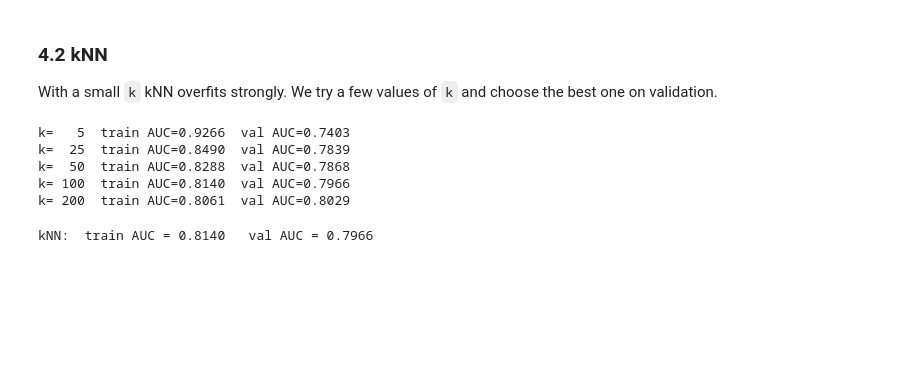
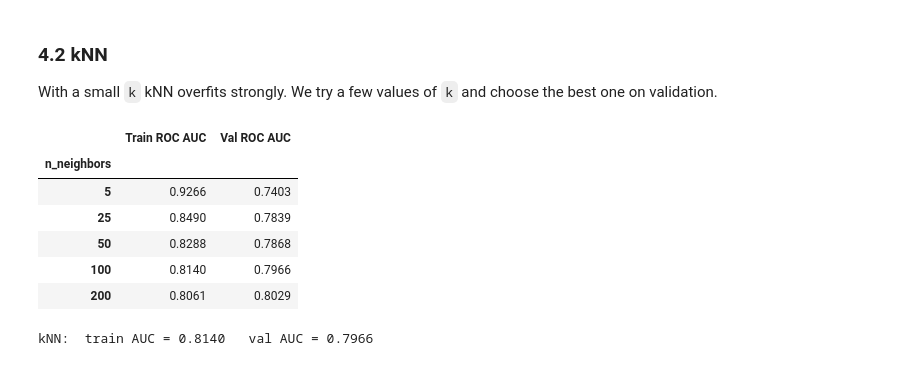
Before and after one commit to MariaYakymchuk/bank-marketing-term-deposit, a Jupyter notebook: Mid_term_Project.ipynb, the cells around one changed output. Drawn from its saved outputs; the diff is of its cells as text; code cells hidden in the pictures; blank space fills up the shorter version.

```diff
--- a/Mid_term_Project.ipynb
+++ b/Mid_term_Project.ipynb
@@ -84,8 +88,7 @@ dtype: int64
 - There are **no NaN values**, but some columns have the value `'unknown'`. This is the "hidden" missing value. We will keep `'unknown'` as its own category, because "the bank does not know" can also be useful information (for example, `default = unknown` may mean the client hides something).
 - There are a few duplicate rows. We will delete them.
 # %%
-df = df.drop_duplicates().reset_index(drop=True)
-df['y'] = (df['y'] == 'yes').astype(int)   # yes -> 1, no -> 0
+df = clean_data(df)   # remove duplicates, y: yes -> 1, no -> 0
 
 print(df['y'].value_counts())
 print('Share of "yes":', round(df['y'].mean() * 100, 1), '%')
@@ -251,10 +240,7 @@ data.head()
 | 4 | 56 | services | married | high.school | no | no | yes | telephone | may | mon | ... |
 # %%
 # 6. Train / validation split
-X = data.drop(columns=['y'])
-y = data['y']
-X_train, X_val, y_train, y_val = train_test_split(
-    X, y, test_size=0.2, stratify=y, random_state=RANDOM_STATE)
+X_train, X_val, y_train, y_val = split_data(data)
 print('Train:', X_train.shape, ' Val:', X_val.shape)
 print('Share of yes - train:', round(y_train.mean(), 3), ' val:', round(y_val.mean(), 3))
 # %% [output]
@@ -274,17 +257,11 @@ Rows above the limit in train: 315
 # %%
-# 7. Encoding + scaling
-numeric_features = ['age', 'campaign', 'pdays', 'previous', 'contacted_before',
-                    'emp.var.rate', 'cons.price.idx', 'cons.conf.idx', 'euribor3m', 'nr.employed']
-categorical_features = ['job', 'marital', 'education', 'default', 'housing', 'loan',
-                        'contact', 'month', 'day_of_week', 'poutcome', 'season']
+# 7. Encoding (one-hot) + scaling (StandardScaler)
+preprocessor = build_preprocessor()
 
-preprocessor = ColumnTransformer([
-    ('num', StandardScaler(), numeric_features),
-    ('cat', OneHotEncoder(handle_unknown='ignore'), categorical_features),
-])
+# All models use the same data, so we keep it in one tuple
+DATA = (X_train, y_train, X_val, y_val)
 
-preprocessor.fit(X_train)
-print('Number of features after one-hot encoding:', len(preprocessor.get_feature_names_out()))
+print('Number of features after one-hot encoding:', len(preprocessor.fit(X_train).get_feature_names_out()))
 # %% [output]
 Number of features after one-hot encoding: 63
 # %% [markdown]
@@ -317,14 +289,14 @@ Logistic Regression:  train AUC = 0.7948   val AUC = 0.8005
 ### 4.2 kNN
 With a small `k` kNN overfits strongly. We try a few values of `k` and choose the best one on validation.
 # %%
-for k in [5, 25, 50, 100, 200]:
-    p = Pipeline([('prep', preprocessor), ('model', KNeighborsClassifier(n_neighbors=k))]).fit(X_train, y_train)
-    print(f'k={k:4d}  train AUC={roc_auc_score(y_train, p.predict_proba(X_train)[:,1]):.4f}'
-          f'  val AUC={roc_auc_score(y_val, p.predict_proba(X_val)[:,1]):.4f}')
+compare_param(lambda k: KNeighborsClassifier(n_neighbors=k),
+              'n_neighbors', [5, 25, 50, 100, 200], preprocessor, DATA)
 # %% [output]
-k=   5  train AUC=0.9266  val AUC=0.7403
-k=  25  train AUC=0.8490  val AUC=0.7839
-k=  50  train AUC=0.8288  val AUC=0.7868
-k= 100  train AUC=0.8140  val AUC=0.7966
-k= 200  train AUC=0.8061  val AUC=0.8029
+|  | Train ROC AUC | Val ROC AUC |
+| n_neighbors |  |  |
+| 5 | 0.9266 | 0.7403 |
+| 25 | 0.8490 | 0.7839 |
+| 50 | 0.8288 | 0.7868 |
+| 100 | 0.8140 | 0.7966 |
+| 200 | 0.8061 | 0.8029 |
 # %%
```
Also changed, not shown: parts of 24 cells of this notebook, 5 other files.
